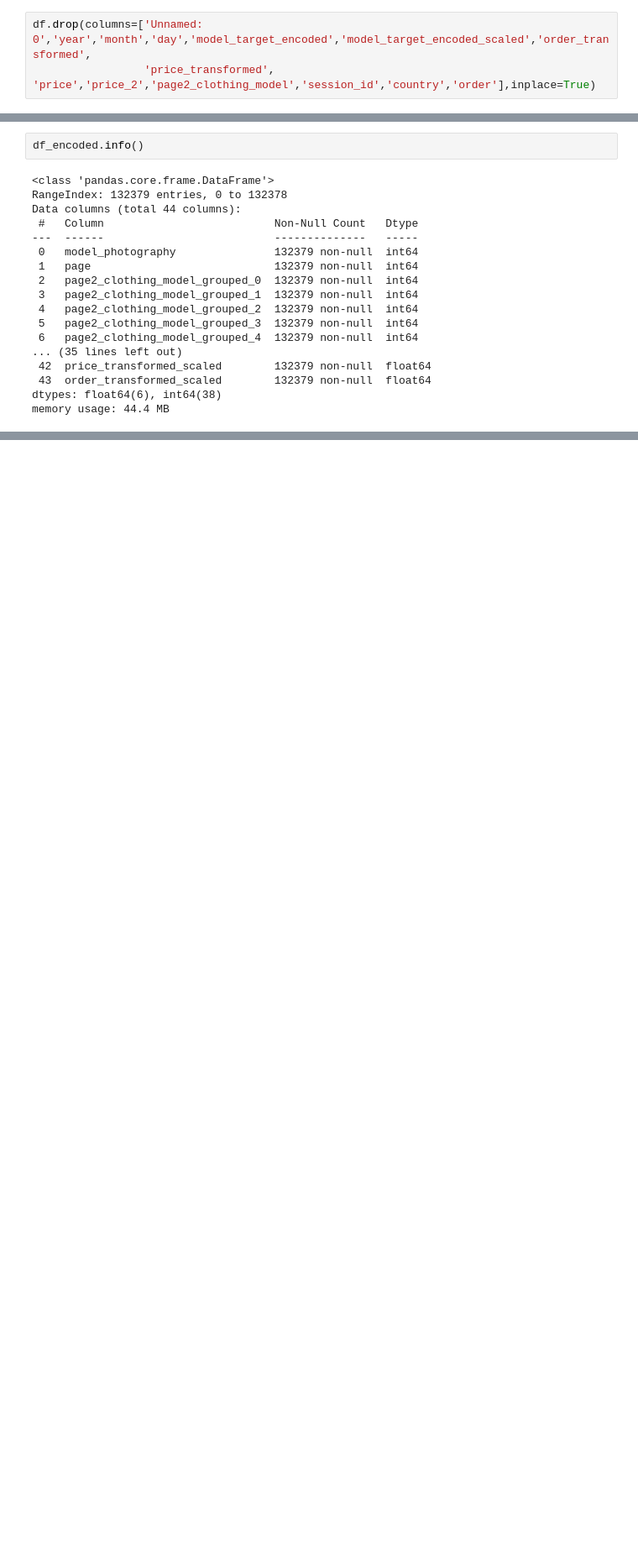
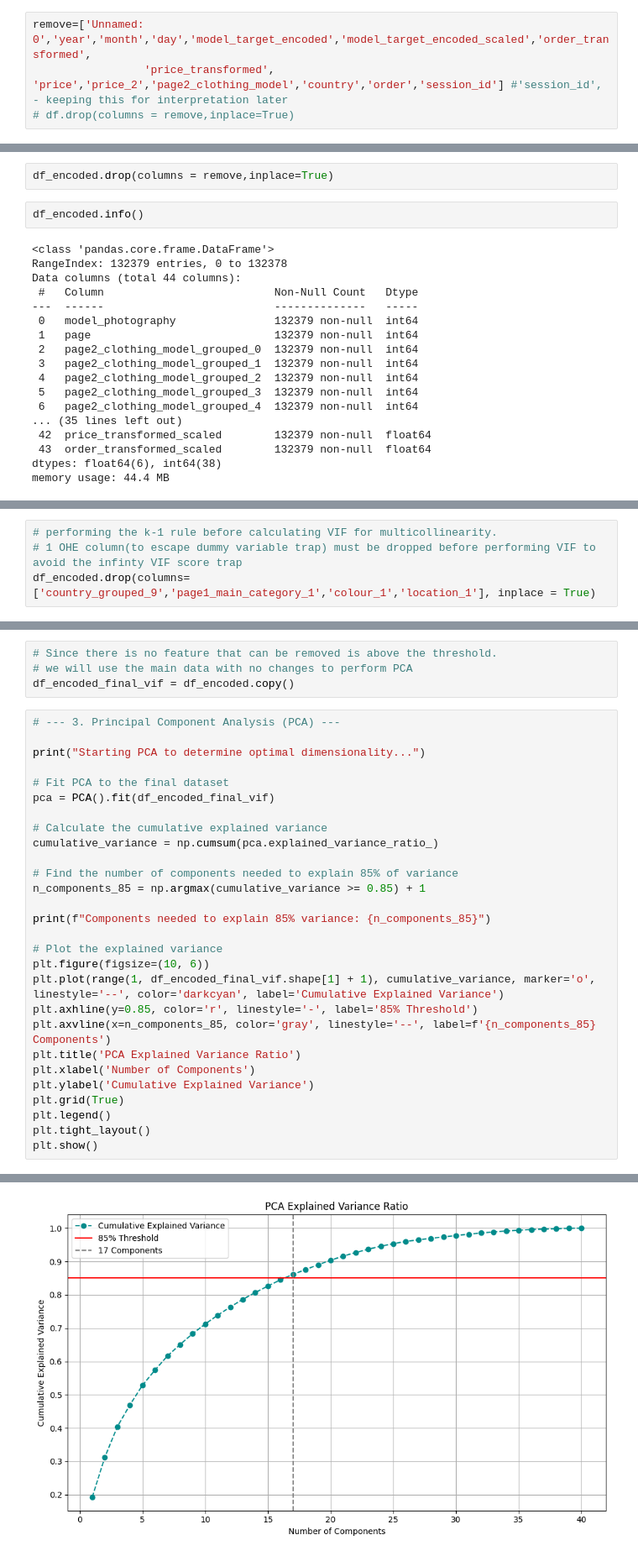
Before and after one commit to Aravind-M2/E-Commerce-Customer-conversion, a Jupyter notebook: Unsupervised_learning.ipynb, the cells around one changed output, grey strips where cells are left out. Shown at 84% size. Saved outputs shown, nothing was run; the diff lists cells and outputs as text; blank space fills up the shorter version.

```diff
--- a/Unsupervised_learning.ipynb
+++ b/Unsupervised_learning.ipynb
@@ -35,8 +42,9 @@ Data columns (total 38 columns):
 dtypes: float64(6), int64(31), object(1)
 memory usage: 38.4+ MB
 # %%
-df.drop(columns=['Unnamed: 0','year','month','day','model_target_encoded','model_target_encoded_scaled','order_transformed',
-                 'price_transformed', 'price','price_2','page2_clothing_model','session_id','country','order'],inplace=True)
+remove=['Unnamed: 0','year','month','day','model_target_encoded','model_target_encoded_scaled','order_transformed',
+                 'price_transformed', 'price','price_2','page2_clothing_model','country','order','session_id'] #'session_id', - keeping this for interpretation later
+# df.drop(columns = remove,inplace=True)
 # %%
 from category_encoders import BinaryEncoder
 
@@ -93,3 +101,5 @@ Example of new binary columns: ['page2_clothing_model_grouped_0', 'page2_clothin
+# %%
+df_encoded.drop(columns = remove,inplace=True)
 # %%
 df_encoded.info()
 # %% [output]
@@ -120,3 +131,7 @@ df_encoded.head()
 | 3 | 0 | 1 | 0 | 0 | 0 | ... |
 | 4 | 0 | 2 | 0 | 0 | 0 | ... |
 5 rows × 44 columns
+# %%
+# performing the k-1 rule before calculating VIF for multicollinearity.
+# 1 OHE column(to escape dummy variable trap) must be dropped before performing VIF to avoid the infinty VIF score trap
+df_encoded.drop(columns=['country_grouped_9','page1_main_category_1','colour_1','location_1'], inplace = True)
@@ -122,0 +276,33 @@ df_encoded.head()
+# %%
+# Since there is no feature that can be removed is above the threshold.
+# we will use the main data with no changes to perform PCA
+df_encoded_final_vif = df_encoded.copy()
+# %%
+# --- 3. Principal Component Analysis (PCA) ---
+
+print("Starting PCA to determine optimal dimensionality...")
+
+# Fit PCA to the final dataset
+pca = PCA().fit(df_encoded_final_vif)
+
+# Calculate the cumulative explained variance
+cumulative_variance = np.cumsum(pca.explained_variance_ratio_)
+
+# Find the number of components needed to explain 85% of variance
+n_components_85 = np.argmax(cumulative_variance >= 0.85) + 1
+
+print(f"Components needed to explain 85% variance: {n_components_85}")
+
+# Plot the explained variance
+plt.figure(figsize=(10, 6))
+plt.plot(range(1, df_encoded_final_vif.shape[1] + 1), cumulative_variance, marker='o', linestyle='--', color='darkcyan', label='Cumulative Explained Variance')
+plt.axhline(y=0.85, color='r', linestyle='-', label='85% Threshold')
+plt.axvline(x=n_components_85, color='gray', linestyle='--', label=f'{n_components_85} Components')
+plt.title('PCA Explained Variance Ratio')
+plt.xlabel('Number of Components')
+plt.ylabel('Cumulative Explained Variance')
+plt.grid(True)
+plt.legend()
+plt.tight_layout()
+plt.show()
+# %% [output]
@@ -122,0 +311 @@ df_encoded.head()
+[figure, added]
```
Also changed, not shown: parts of 26 cells of this notebook.
